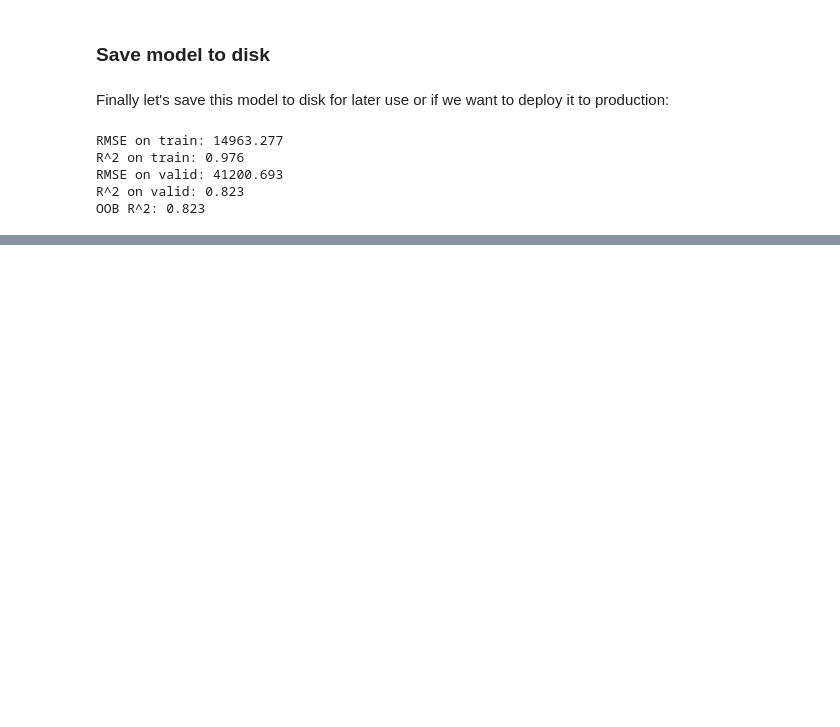
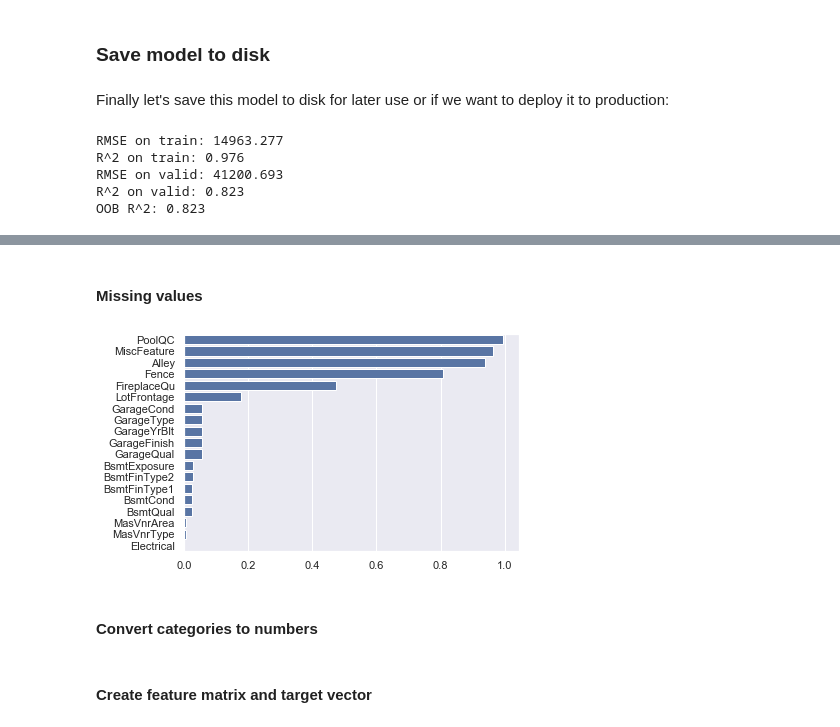
Before and after one commit to lewtun/dslectures, a Jupyter notebook: notebooks/lesson06_model-interpretation.ipynb, the cells around one changed output, grey strips where cells are left out. Cells and saved outputs as stored; diff of their text form; code cells hidden in the pictures; blank space fills up the shorter version.

```diff
--- a/notebooks/lesson06_model-interpretation.ipynb
+++ b/notebooks/lesson06_model-interpretation.ipynb
@@ -529,0 +528,2 @@ OOB R^2: 0.823
+# %%
+train = pd.read_csv(DATA/'train.csv'); train.head()
@@ -529,0 +578,11 @@ OOB R^2: 0.823
+# %%
+train['SalePrice'] = np.log(train['SalePrice'])
+# %% [markdown]
+#### Missing values
+# %%
+missing_values = (train.isnull().sum() / len(train)).sort_values(ascending=False)
+missing_values = missing_values[missing_values > 0]
+# %%
+sns.barplot(missing_values.values, missing_values.index, color='b');
+# %% [output]
+[figure, added]
@@ -529,0 +599,2 @@ OOB R^2: 0.823
+# %% [markdown]
+#### Convert categories to numbers
@@ -529,0 +607,2 @@ OOB R^2: 0.823
+# %% [markdown]
+#### Create feature matrix and target vector
```
Also changed, not shown: parts of 37 cells of this notebook, 5 other files.
